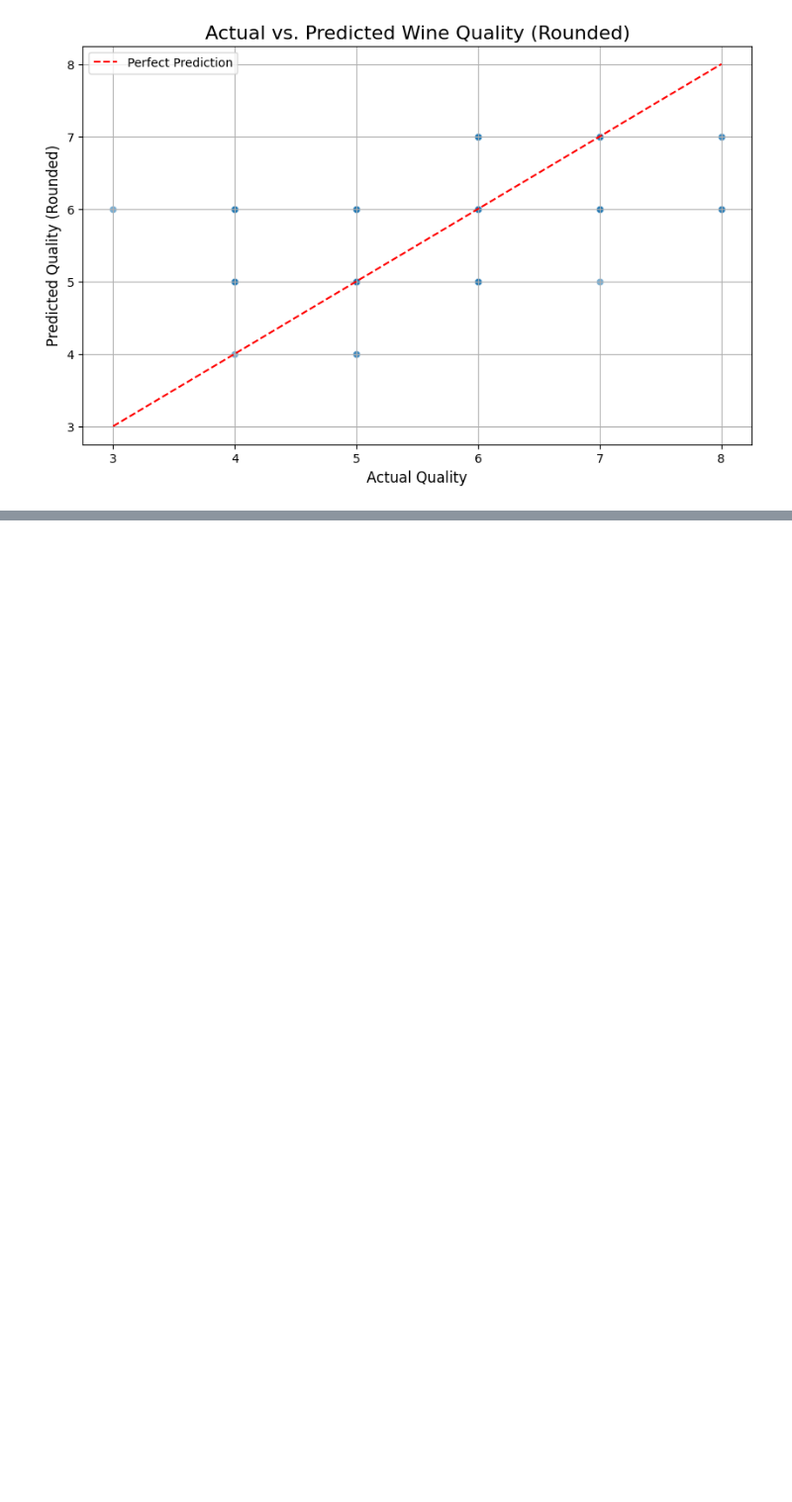
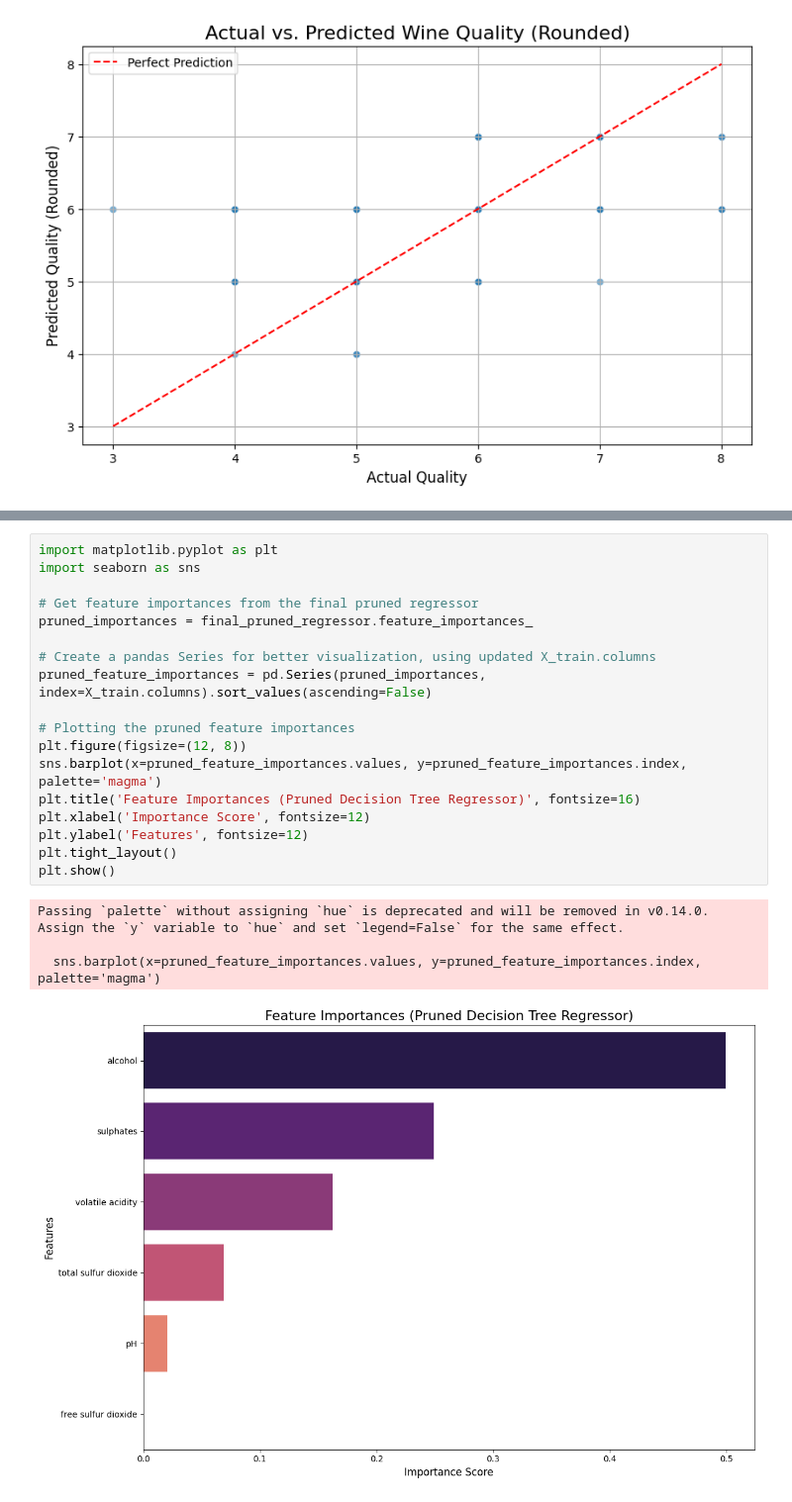
Before and after one commit to saim9211/Machine-Learning-Stuff, a Jupyter notebook: Decision_tree.ipynb, the cells around one changed output, grey strips where cells are left out. Shown at 99% size. Cells and saved outputs as stored; diff of their text form; blank space fills up the shorter version.

```diff
--- a/Decision_tree.ipynb
+++ b/Decision_tree.ipynb
@@ -286,0 +488,23 @@ plt.show()
+# %%
+import matplotlib.pyplot as plt
+import seaborn as sns
+
+# Get feature importances from the final pruned regressor
+pruned_importances = final_pruned_regressor.feature_importances_
+
+# Create a pandas Series for better visualization, using updated X_train.columns
+pruned_feature_importances = pd.Series(pruned_importances, index=X_train.columns).sort_values(ascending=False)
+
+# Plotting the pruned feature importances
+plt.figure(figsize=(12, 8))
+sns.barplot(x=pruned_feature_importances.values, y=pruned_feature_importances.index, palette='magma')
+plt.title('Feature Importances (Pruned Decision Tree Regressor)', fontsize=16)
+plt.xlabel('Importance Score', fontsize=12)
+plt.ylabel('Features', fontsize=12)
+plt.tight_layout()
+plt.show()
+# %% [output]
+Passing `palette` without assigning `hue` is deprecated and will be removed in v0.14.0. Assign the `y` variable to `hue` and set `legend=False` for the same effect.
+
+  sns.barplot(x=pruned_feature_importances.values, y=pruned_feature_importances.index, palette='magma')
+[figure, added]
```
Also changed, not shown: parts of 6 cells of this notebook.
